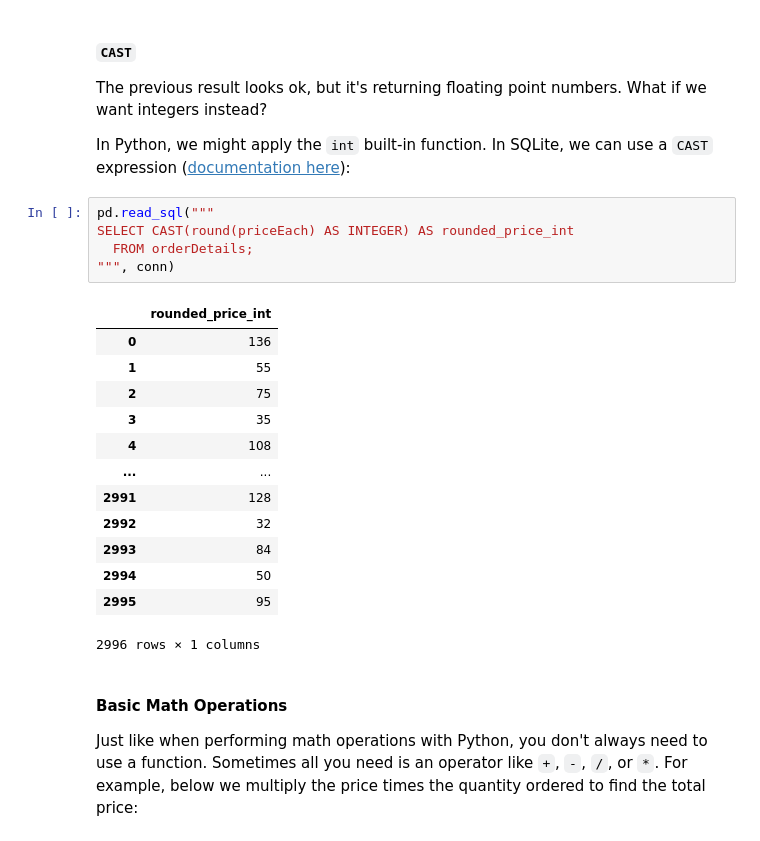
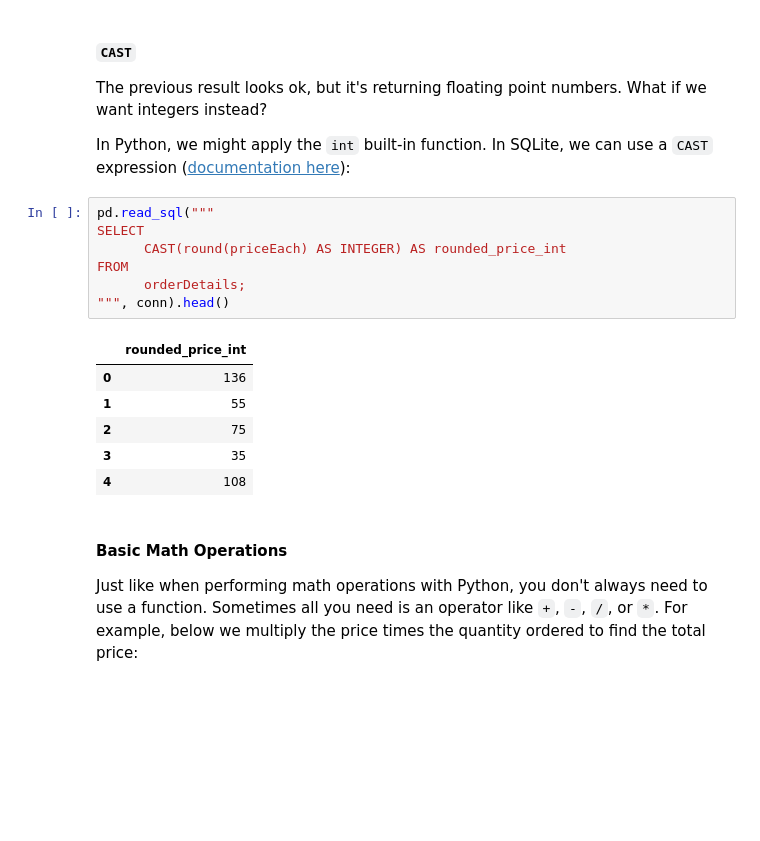
Before and after one commit to rurigi-waweru/dsfpt10-p2-03-selecting-data-with-sql-v2-4-r, a Jupyter notebook: index.ipynb, the cells around one changed output. Drawn from its saved outputs; the diff is of its cells as text; blank space fills up the shorter version.

```diff
--- a/index.ipynb
+++ b/index.ipynb
@@ -446,23 +434,18 @@ The previous result looks ok, but it's returning floating point numbers. What if
 In Python, we might apply the `int` built-in function. In SQLite, we can use a `CAST` expression ([documentation here](https://www.sqlite.org/lang_expr.html#castexpr)):
 # %%
 pd.read_sql("""
-SELECT CAST(round(priceEach) AS INTEGER) AS rounded_price_int
-  FROM orderDetails;
-""", conn)
+SELECT
+      CAST(round(priceEach) AS INTEGER) AS rounded_price_int
+FROM
+      orderDetails;
+""", conn).head()
 # %% [output]
 |  | rounded_price_int |
 | 0 | 136 |
 | 1 | 55 |
 | 2 | 75 |
 | 3 | 35 |
 | 4 | 108 |
-| ... | ... |
-| 2991 | 128 |
-| 2992 | 32 |
-| 2993 | 84 |
-| 2994 | 50 |
-| 2995 | 95 |
-2996 rows × 1 columns
 # %% [markdown]
 #### Basic Math Operations
 
```
Also changed, not shown: parts of 4 cells of this notebook, 6 other files.
